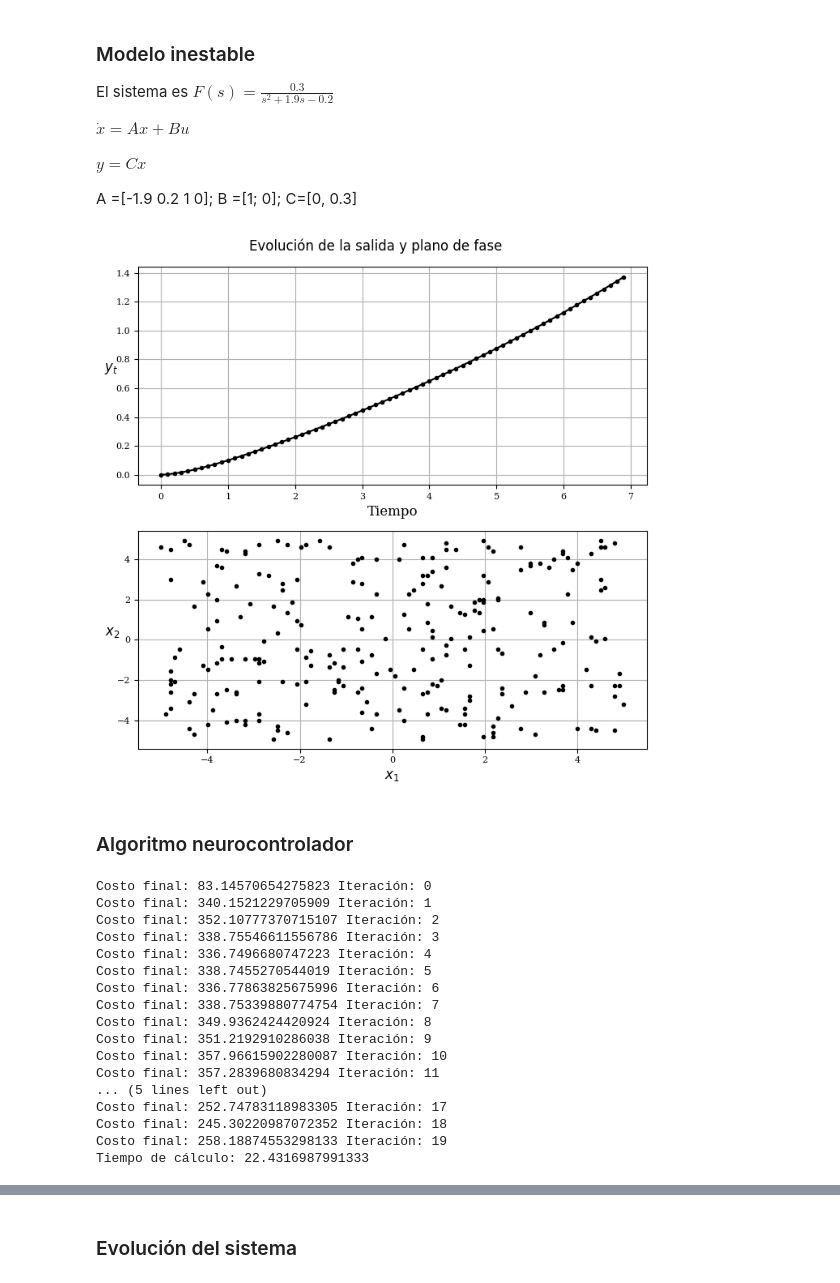
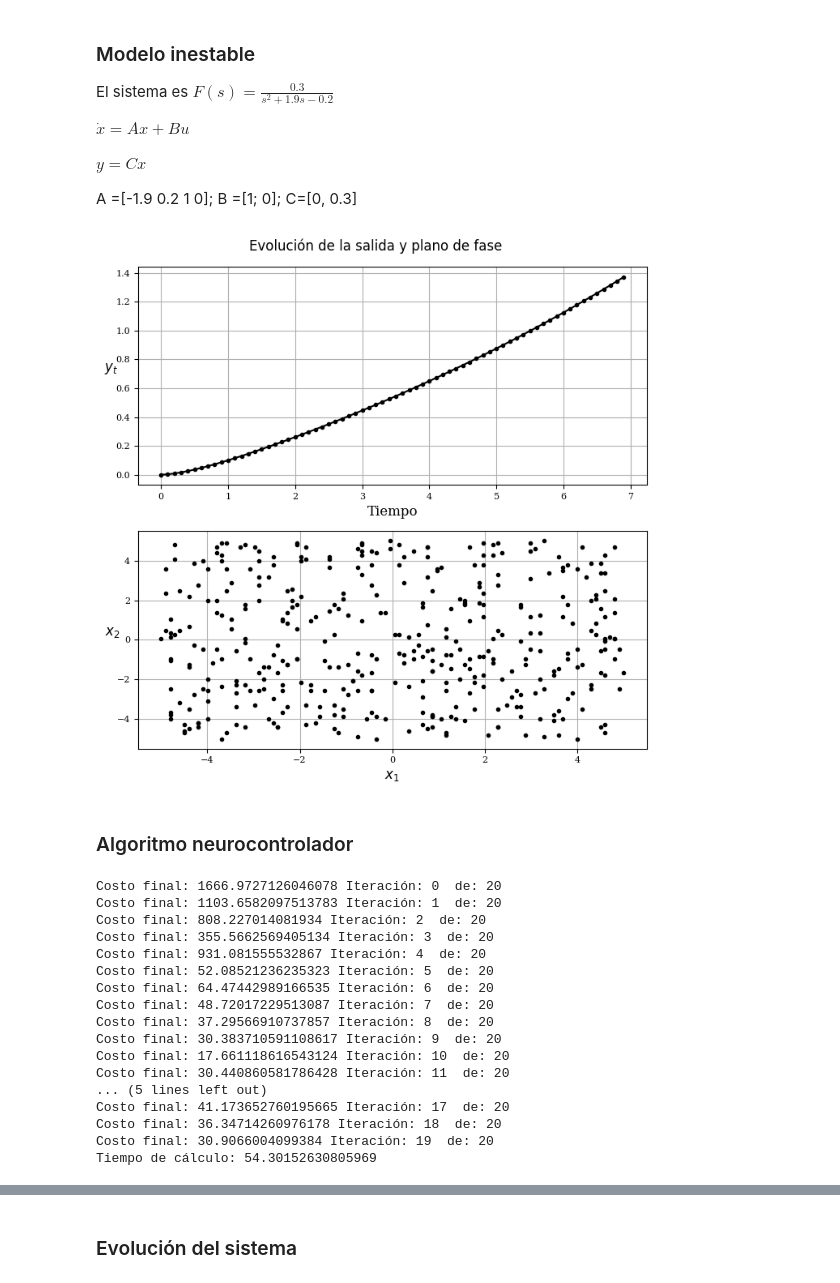
Before and after one commit to Julianpucheta/OptimalControl, a Jupyter notebook: Approximated_Policy/Ejemplos_Control_Extrapolacion.ipynb, the cells around one changed output, grey strips where cells are left out. Drawn from its saved outputs; the diff is of its cells as text; code cells hidden in the pictures.

```diff
--- a/Approximated_Policy/Ejemplos_Control_Extrapolacion.ipynb
+++ b/Approximated_Policy/Ejemplos_Control_Extrapolacion.ipynb
@@ -645,7 +645,7 @@ mlp_a.fit(X_train, Ya) #ajusta primer ley de control aleatoria
 for iterac in range(M_It):
     # Compute costs for each sample in M_est
     for iq in range(TM):
-        Jc = 0
+        Jc = np.zeros(etapas)
         kini = int(M_est[0, iq])
         x = M_est[1, iq]
         for k in range(kini, etapas - 1):
@@ -654,17 +654,20 @@ for iterac in range(M_It):
             xy = mopdm(k, x, u)
             if xmin <= xy <= xmax:  # Check constraints
                 if k < etapas - 2:
-                    Jc += indice(k, x, u)
+                    Jc[k] = indice(k, x, u)
                     x = xy
                 else:
-                    Jc += indice(k, x, u) + abs(xy - vfinal) # print("Entró Jc=", Jc)
+                    Jc[k] = indice(k, x, u) + abs(xy - vfinal) # print("Entró Jc=", Jc)
             else:
                 if xy > xmax:
-                    Jc += 5 * abs(xmax - xy)
+                    Jc[k] = 5 * abs(xmax - xy)
                 if xy < xmin:
-                    Jc += 5 * abs(xy - xmin)
+                    Jc[k] = 5 * abs(xy - xmin)
                 break
-        Yo[iq] = Jc
+        Yo[iq]=0
+        for k in range(etapas,0,-1):
+          Yo[iq] = Jc[k-1]+gama[iterac]*Yo[iq]
+        # Yo[iq] = Jc
     # Train neural network     # X_train = PHI.T  # bias term
     if iterac>0:
       mlp_J.coefs_ = pesos_guardados_J
@@ -927,52 +934,52 @@ def mod2ve(t_etapa, xant, accion):
   return x
 # %%
+Mat_C=np.array([0,.3])
 TT=70
 T0=.1
 accion=np.ones(TT)
 y=np.zeros(TT)
 ty=np.zeros(TT)
 sx=np.array([[0],[0]])
 Mat_C=np.array([0,.3]);
 for i in range(TT):
   sx=mod2ve(T0,sx,accion[i])
   y[i]=(Mat_C@sx)[0]
   ty[i]=T0*i
 # plt.plot(ty,y)
 with plt.style.context('ieee'):
 # with plt.style.context('science'):
 # with plt.style.context('dark_background'):
 # with plt.style.context('seaborn-v0_8-pastel'):
 # with plt.style.context('seaborn-v0_8-poster'):
   fig, axs = plt.subplots(2,1,figsize=(7,7), dpi= 100)
 fig.suptitle(r'Evolución de la salida y plano de fase')
 axs[0].plot(ty,y, '.-')
 axs[0].set_ylabel(r'$y_t$',rotation=0, fontsize=12)
 axs[0].set_xlabel(r'Tiempo',rotation=0, fontsize=12)
 axs[0].grid( True )
 axs[1].plot(M_est[0,:],M_est[1,:],'.')
 axs[1].set_ylabel(r'$x_2$',rotation=0, fontsize=12)
 axs[1].set_xlabel(r'$x_1$',rotation=0, fontsize=12)
 axs[1].grid( True )
 plt.tight_layout()
 plt.show()
 # %% [output]
-[figure, old version]
+[figure, new version]
 # %% [markdown]
 ### Algoritmo neurocontrolador
 # %%
 from sklearn.neural_network import MLPRegressor
-# Set random seed for reproducibility
-# Set random seed for reproducibility
-np.random.seed(0)
+np.random.seed(0) # Set random seed for reproducibility
+Mat_C=np.array([0,.3])
 Nmax=100; Mmax=9;
-t_etapa=.2; etapas=10; T0=t_etapa; #ref=[0; 0];%La referencia está en el índice.
+t_etapa=.2; etapas=10; T0=t_etapa; #ref=[0; 0];%La referencia es nula.
 dx=Nmax; du=Mmax;
 x1=np.zeros(dx);
 x2=np.zeros(dx);
 # Max_it=20
 # Inicialización
 start_time = time.time()
-TM = 250
+TM = 500
 r_x=5.;r_u=4.
 # Generate control inputs (uf)
 umin=-r_u;   umax=r_u;
@@ -1028,21 +1035,23 @@ mlp_a.fit(X_train, Ya) #primer ley de control aleatoria
 for iterac in range(M_It):
     # Compute costs for each sample in M_est
     for iq in range(TM):
-        Jc = 0
+        Jc = np.zeros([etapas])
         x_1 = M_est[0, iq]
         x_2 = M_est[1, iq]
         xy=np.array([x_1,x_2])
         for k in range( etapas - 1):
             entrada = np.array([xy])
             u = Max_Ya*mlp_a.predict(entrada)[0]
-            Jc += indice_g( xy, u)
+            Jc[k] = indice_g( xy, u)
             xj = mod2ve(t_etapa, xy.reshape(-1, 1), u)
             xy=xj.flatten()
-        Yo[iq] = Jc
-    #Normalizar a J
+        Yo[iq]=0
+        for k in range(etapas,0,-1):
+          Yo[iq] = Jc[k-1]+gama[iterac]*Yo[iq]
+    #Normalizar a los J deseados
     Max_Yo=np.max(Yo)
     Yo=Yo/Max_Yo
-    # Train neural network     # X_train = PHI.T  # bias term
+    # Train neural network
     if iterac>0:
       mlp_J.coefs_ = pesos_guardados
       mlp_J.intercepts_ = bias_guardados
@@ -1099,27 +1108,28 @@ for iterac in range(M_It):
         costo[k + 1] = costo[k] + indice_g(x_p, consigna)
     # costo[etapas - 1] += abs(sal[etapas - 1] - vfinal)
     evoluc[iterac]=costo[etapas - 1]
-    print(f"Costo final: {evoluc[iterac]}", f"Iteración: {iterac}")
+    print(f"Costo final: {evoluc[iterac]}", f"Iteración: {iterac}", f" de: {M_It}")
+# disp(['Iteración ' num2str(iterac) ' de ' num2str(Max_it) sprintf('\t') 'Cost-to-go ' sprintf('%d ',evoluc(iterac)) ]);% as=[' sprintf('%d ',as) '];'])
 TCalculo = time.time() - start_time
 print('Tiempo de cálculo:',TCalculo)
 # %% [output]
-Costo final: 83.14570654275823 Iteración: 0
-Costo final: 340.1521229705909 Iteración: 1
-Costo final: 352.10777370715107 Iteración: 2
-Costo final: 338.75546611556786 Iteración: 3
-Costo final: 336.7496680747223 Iteración: 4
-Costo final: 338.7455270544019 Iteración: 5
-Costo final: 336.77863825675996 Iteración: 6
-Costo final: 338.75339880774754 Iteración: 7
-Costo final: 349.9362424420924 Iteración: 8
-Costo final: 351.2192910286038 Iteración: 9
-Costo final: 357.96615902280087 Iteración: 10
-Costo final: 357.2839680834294 Iteración: 11
+Costo final: 1666.9727126046078 Iteración: 0  de: 20
+Costo final: 1103.6582097513783 Iteración: 1  de: 20
+Costo final: 808.227014081934 Iteración: 2  de: 20
+Costo final: 355.5662569405134 Iteración: 3  de: 20
+Costo final: 931.081555532867 Iteración: 4  de: 20
+Costo final: 52.08521236235323 Iteración: 5  de: 20
+Costo final: 64.47442989166535 Iteración: 6  de: 20
+Costo final: 48.72017229513087 Iteración: 7  de: 20
+Costo final: 37.29566910737857 Iteración: 8  de: 20
+Costo final: 30.383710591108617 Iteración: 9  de: 20
+Costo final: 17.661118616543124 Iteración: 10  de: 20
+Costo final: 30.440860581786428 Iteración: 11  de: 20
 ... (5 lines left out)
-Costo final: 252.74783118983305 Iteración: 17
-Costo final: 245.30220987072352 Iteración: 18
-Costo final: 258.18874553298133 Iteración: 19
-Tiempo de cálculo: 22.4316987991333
+Costo final: 41.173652760195665 Iteración: 17  de: 20
+Costo final: 36.34714260976178 Iteración: 18  de: 20
+Costo final: 30.9066004099384 Iteración: 19  de: 20
+Tiempo de cálculo: 54.30152630805969
 # %%
 with plt.style.context('ieee'):
 # with plt.style.context('science'):
```
Also changed, not shown: parts of 16 cells of this notebook.
